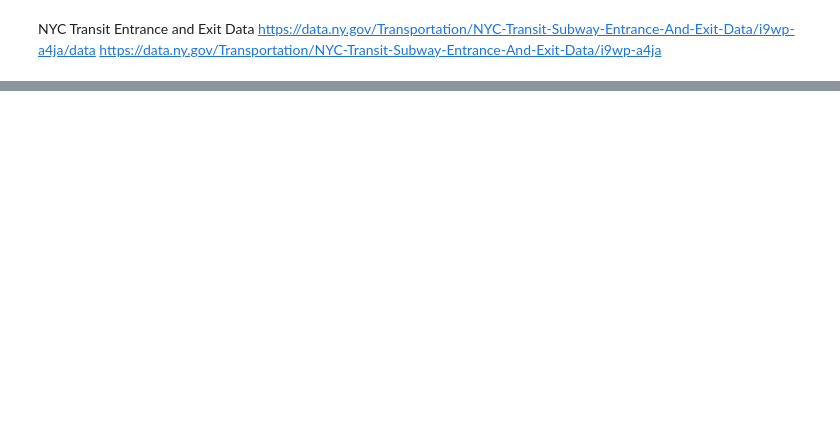
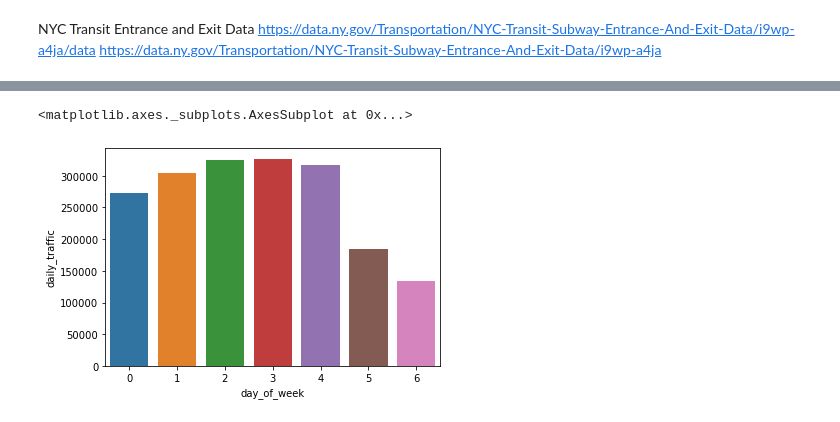
Before and after one commit to aauyeung19/Metis-Project-1, a Jupyter notebook: data cleaning.ipynb, the cells around one changed output, grey strips where cells are left out. Saved outputs shown, nothing was run; the diff lists cells and outputs as text; code cells hidden in the pictures; blank space fills up the shorter version.

```diff
--- a/data cleaning.ipynb
+++ b/data cleaning.ipynb
@@ -101,0 +210,9 @@ mta['dayofweek'] = mta.datetime.apply(lambda x : x.weekday())
+# %%
+daily_df = pd.DataFrame(top_ten_df[['STATION', 'day_of_week', 'daily_traffic']])
+# %%
+daily_df.drop_duplicates(inplace=True)
+# %%
+sns.barplot(x='day_of_week', y='daily_traffic', data=daily_df[daily_df.STATION=='23 ST'])
+# %% [output]
+<matplotlib.axes._subplots.AxesSubplot at 0x...>
+[figure, added]
```
Also changed, not shown: parts of 51 cells of this notebook.
